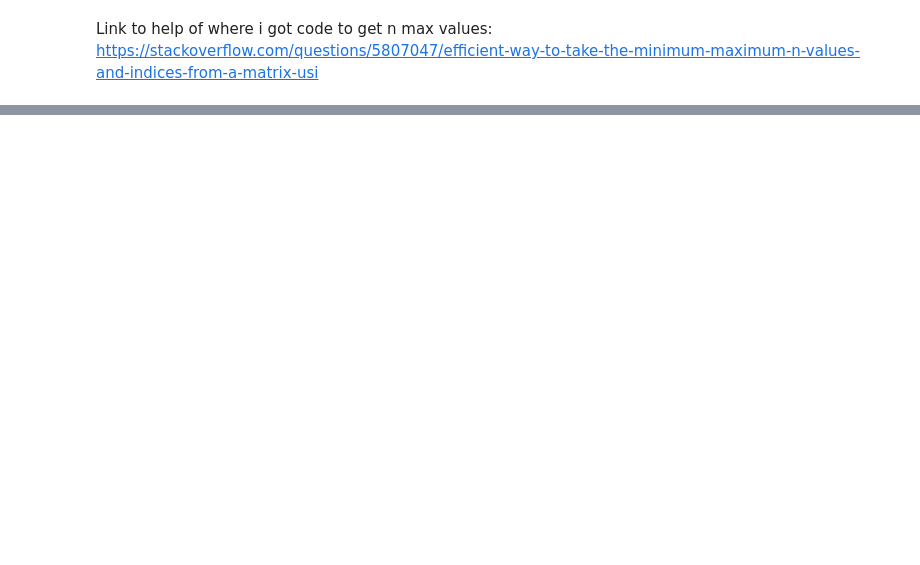
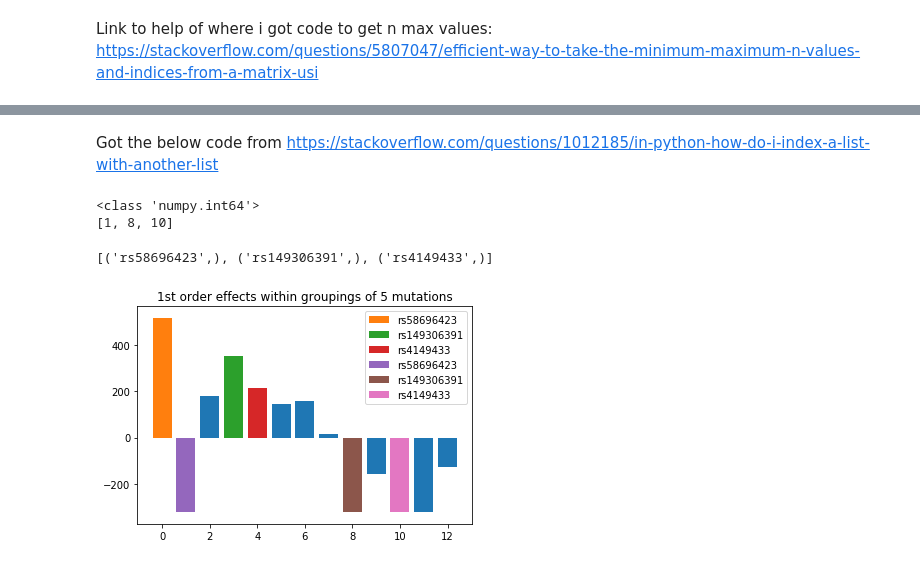
Before and after one commit to rosagarza/Genomics, a Jupyter notebook: Genomics_N_choose_K.ipynb, the cells around one changed output, grey strips where cells are left out. Drawn from its saved outputs; the diff is of its cells as text; code cells hidden in the pictures; blank space fills up the shorter version.

Commit message:
update with creating plots and dictionaries

```diff
--- a/Genomics_N_choose_K.ipynb
+++ b/Genomics_N_choose_K.ipynb
@@ -848,0 +776,7 @@ test=np.array([first_ord,sec_ord])
+# %%
+# input: np.array of values (mallow vectors), number corresponding to # of min values wanting to find
+# output: returns a list of indices which contain min vals
+def get_n_min(values,n):
+    indices = values.ravel().argsort()[:n]
+    bot_ind=[i for i in indices]
+    return bot_ind
@@ -848,0 +786,11 @@ test=np.array([first_ord,sec_ord])
+# %% [markdown]
+Got the below code from https://stackoverflow.com/questions/1012185/in-python-how-do-i-index-a-list-with-another-list
+# %%
+# input: dictionary, a list of indices for max values, int for # of partitioning of wanting extraction
+# output: list of names which correspond to particular combinations of genes (lexigraphical ordering is assumed)
+def retrieve_peak_names(diction,top_vals,partition):
+    # dictionary.get(particular partitioning)[only the string]
+    # goes through the dictionary and extracts based on "key".
+    # for loop goes through the list of values which should be the max values
+    # reversed the top_vals since indices go from greatest-least
+    return [diction.get(partition)[i] for i in top_vals]
@@ -848,0 +802,32 @@ test=np.array([first_ord,sec_ord])
+# %%
+# BE CAREFUL: make sure input of get_n_max (np.array) corresponds to the order
+# ex: get_n_max(4th order,#max vals)
+#     retrieve_peak_names(dictionary, top values from get_n_max, 4<- 4th order (place in dictionary
+#      in which we need to go into that particular list and extract those exact top value gene combinations))
+top_vals=get_n_max(sec_ord,3)
+print(type(top_vals[0]))
+
+top_min_vals=get_n_min(first_ord,3)
+print(top_min_vals)
+
+peak_gene_names=retrieve_peak_names(diction,top_vals,1)
+peak_gene_names
+# %% [output]
+<class 'numpy.int64'>
+[1, 8, 10]
+[('rs58696423',), ('rs149306391',), ('rs4149433',)]
+# %%
+x_axis_1 = np.arange(len(first_ord))
+
+plt.bar(x_axis_1,first_ord, align='center')
+plt.title('1st order effects within groupings of 5 mutations')
+plt.ylim((min(first_ord)-50),(max(first_ord)+50))
+for i in range(len(top_vals)):
+    plt.bar(top_vals[i],first_ord[top_vals[i]], align='center',label=peak_gene_names[i][0])
+for j in range(len(top_min_vals)):
+    plt.bar(top_min_vals[j],first_ord[top_min_vals[j]], align='center',label=peak_gene_names[j][0])
+plt.legend(bbox_to_anchor=(1, 1))
+plt.savefig("plots/FirstOrder_13_5.png",bbox_inches="tight")
+plt.show()
+# %% [output]
+[figure, added]
```
Also changed, not shown: parts of 29 cells of this notebook.
